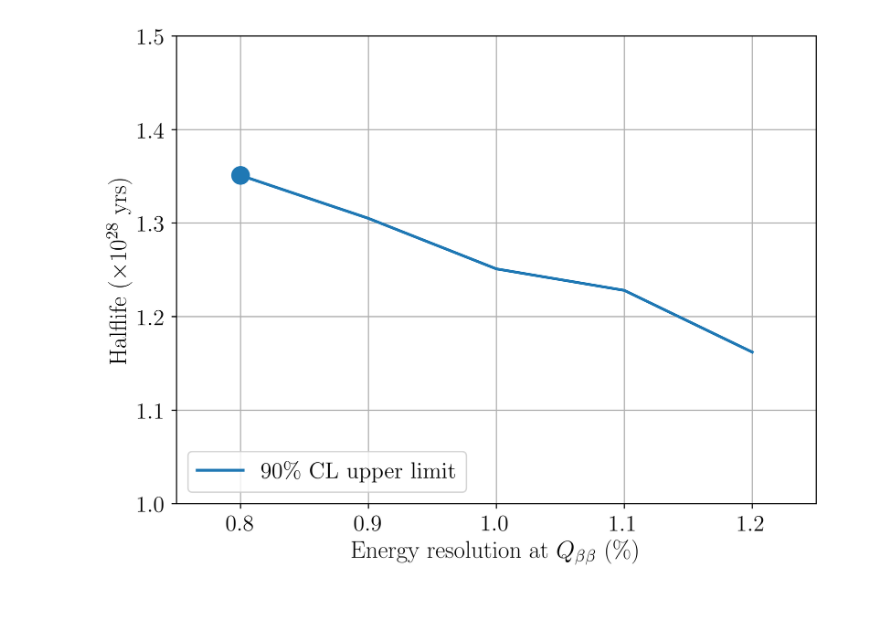
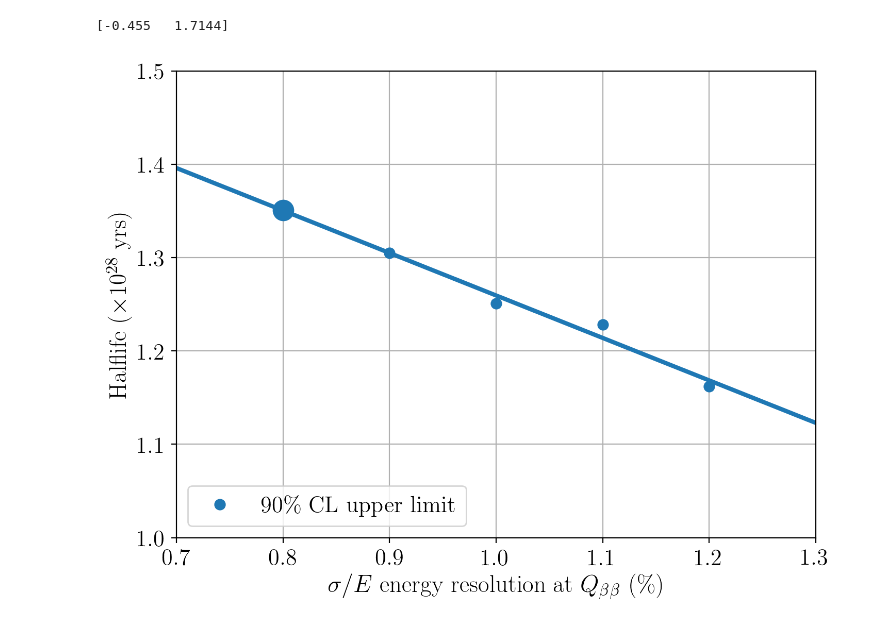
Before and after one commit to YMTheory/sensitivity, a Jupyter notebook: work/SensitivityPaper2020_scripts/PaperPlots/Energy Resolution study.ipynb, the cells around one changed output. Cells and saved outputs as stored; diff of their text form; code cells hidden in the pictures.

Commit message:
Updates to PaperPlots scripts

```diff
--- a/work/SensitivityPaper2020_scripts/PaperPlots/Energy Resolution study.ipynb
+++ b/work/SensitivityPaper2020_scripts/PaperPlots/Energy Resolution study.ipynb
@@ -13,17 +13,27 @@ baseline_sens = sens_energy_res[0,1]/1.e28 # x10^28 yrs
 # %%
 cut = sens_energy_res[:,0] < 1.21
 
-plt.plot(sens_energy_res[cut,0],sens_energy_res[cut,1]/1.e28,label='90\% CL upper limit')
-plt.xlim(.75,1.25)
+plt.plot(sens_energy_res[cut,0],sens_energy_res[cut,1]/1.e28,\
+         'o',markersize=7,color=colors[0],label='90\% CL upper limit')
+plt.xlim(.7,1.3)
 plt.ylim(1.,1.5)
 plt.ylabel(r'Halflife ($\times 10^{28}$ yrs)')
-plt.xlabel(r'Energy resolution at $Q_{\beta\beta}$ (\%)')
+plt.xlabel(r'$\sigma/E$ energy resolution at $Q_{\beta\beta}$ (\%)')
 plt.grid()
 
+p = np.polyfit(sens_energy_res[cut,0],sens_energy_res[cut,1]/1.e28,1)
+print(p)
+
+xfit = np.linspace(0.7,1.3,100)
+yfit = p[0]*xfit + p[1]
+
+plt.plot(xfit,yfit,'-',color=colors[0],linewidth=3)
+
 plt.plot(0.8,baseline_sens,\
-           'o',markersize=12,linewidth=5,color=colors[0])
+           'o',markersize=14,linewidth=5,color=colors[0])
 plt.legend(loc='lower left',fontsize=16)
 
-plt.savefig('energy_resolution.png',dpi=300,bbox_inches='tight')
+plt.savefig('sensitivity_vs_energy_resolution_v11.png',dpi=300,bbox_inches='tight')
 # %% [output]
+[-0.455   1.7144]
-[figure, old version]
+[figure, new version]
```
Also changed, not shown: 3 other files.
